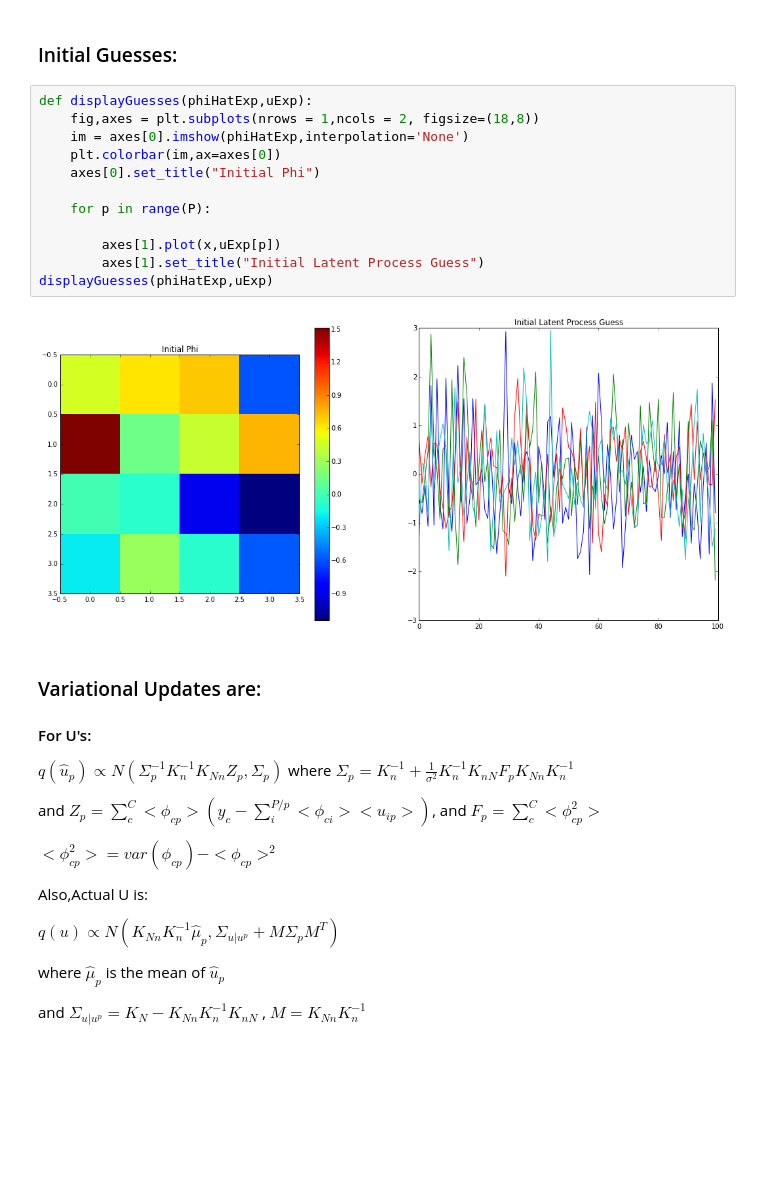
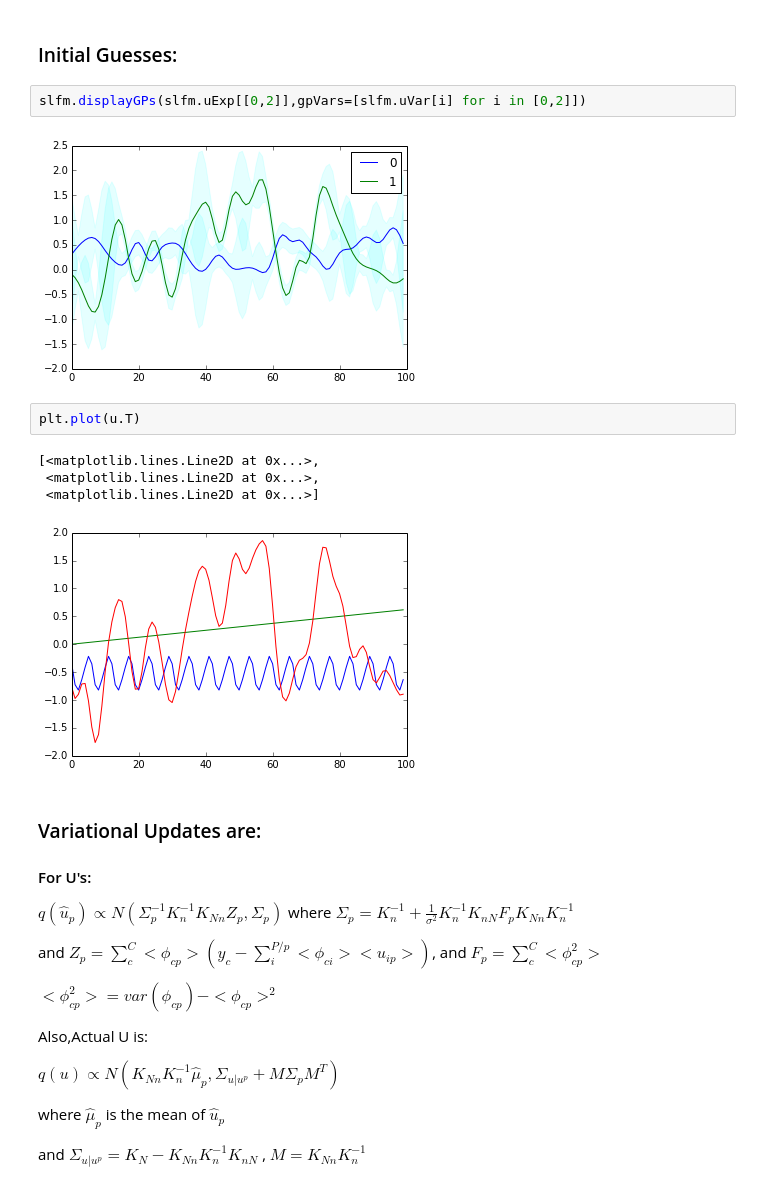
Before and after one commit to sudhNau/Baysian, a Jupyter notebook: SLFM Intro-Copy2.ipynb, the cells around one changed output. Saved outputs shown, nothing was run; the diff lists cells and outputs as text; blank space fills up the shorter version.

```diff
--- a/SLFM Intro-Copy2.ipynb
+++ b/SLFM Intro-Copy2.ipynb
@@ -319,20 +320,17 @@ Zps = [np.zeros(N) for p in range(P)]
 (100, 70) (70, 70) (70, 70)
 # %% [markdown]
 ### Initial Guesses:
-# %%
-def displayGuesses(phiHatExp,uExp):
-    fig,axes = plt.subplots(nrows = 1,ncols = 2, figsize=(18,8))
-    im = axes[0].imshow(phiHatExp,interpolation='None')
-    plt.colorbar(im,ax=axes[0])
-    axes[0].set_title("Initial Phi")
-
-    for p in range(P):
-
-        axes[1].plot(x,uExp[p])
-        axes[1].set_title("Initial Latent Process Guess")
-displayGuesses(phiHatExp,uExp)
-# %% [output]
-[figure, removed]
+# %%
+slfm.displayGPs(slfm.uExp[[0,2]],gpVars=[slfm.uVar[i] for i in [0,2]])
+# %% [output]
+[figure, added]
+# %%
+plt.plot(u.T)
+# %% [output]
+[<matplotlib.lines.Line2D at 0x...>,
+ <matplotlib.lines.Line2D at 0x...>,
+ <matplotlib.lines.Line2D at 0x...>]
+[figure, added]
 # %% [markdown]
 ### Variational Updates are:
 
```
Also changed, not shown: parts of 2 cells of this notebook, 2 other files.
